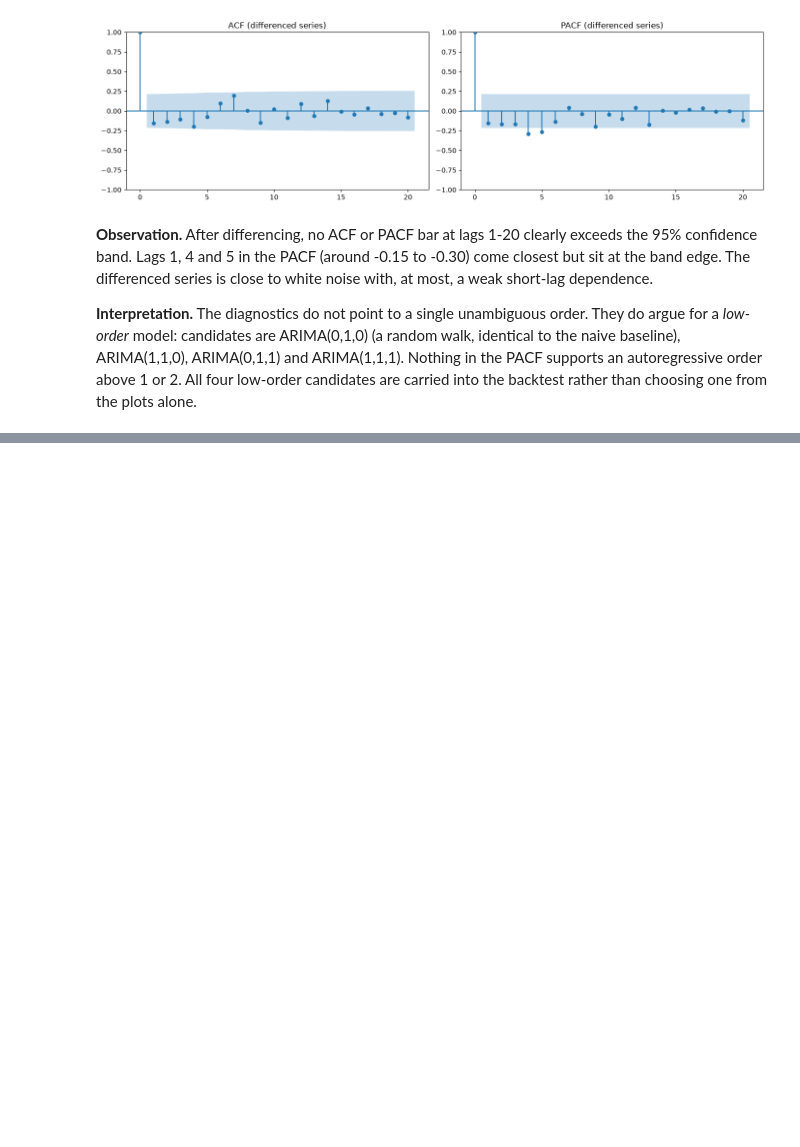
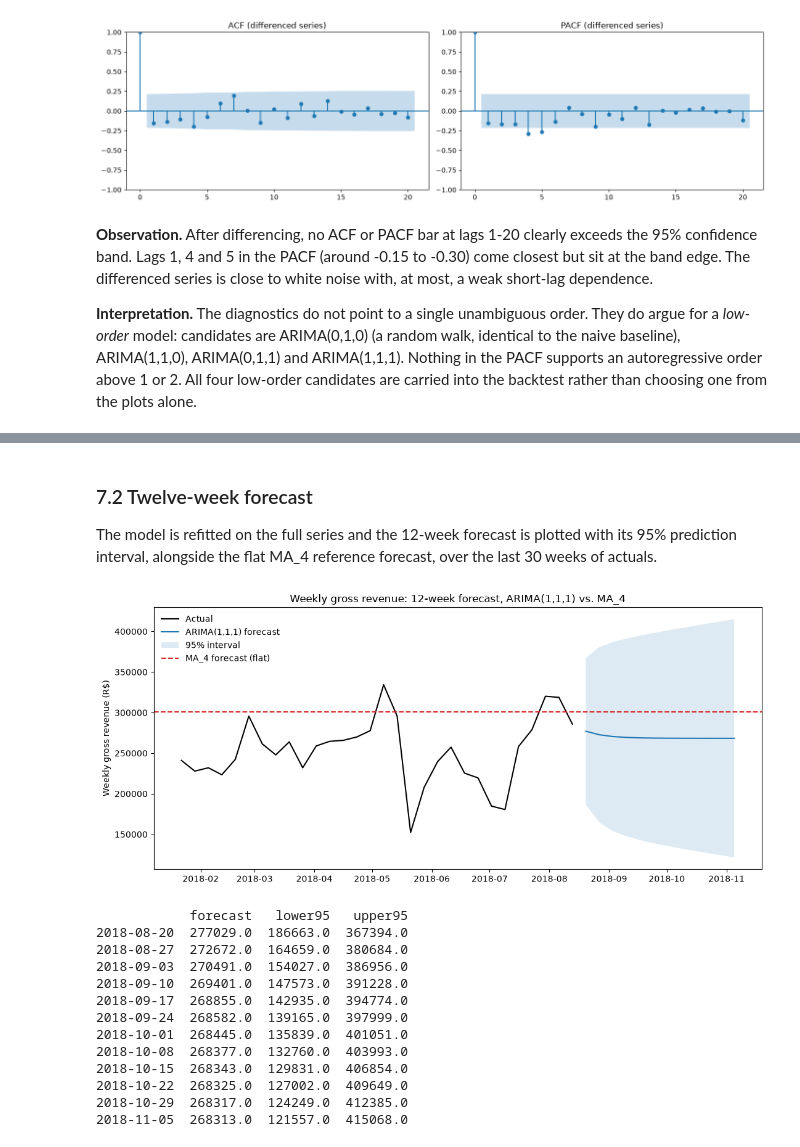
Before and after one commit to ttsuikw/data-analytic-project, a Jupyter notebook: ml/time_series.ipynb, the cells around one changed output, grey strips where cells are left out. Saved outputs shown, nothing was run; the diff lists cells and outputs as text; code cells hidden in the pictures; blank space fills up the shorter version.

```diff
--- a/ml/time_series.ipynb
+++ b/ml/time_series.ipynb
@@ -581,0 +632,53 @@ MA_4 is retained as the reference baseline. Any model introduced in the next sta
+# %% [markdown]
+### 7.2 Twelve-week forecast
+
+The model is refitted on the full series and the 12-week forecast is plotted with its 95% prediction interval, alongside the flat MA_4 reference forecast, over the last 30 weeks of actuals.
+# %%
+horizon = 12
+final_fit = ARIMA(series, order=(1, 1, 1)).fit()
+
+forecast_result = final_fit.get_forecast(steps=horizon)
+forecast_mean = forecast_result.predicted_mean
+conf_int = forecast_result.conf_int(alpha=0.05)   # columns: lower / upper
+
+ma4_forecast = series.tail(4).mean()               # flat reference, identical to the MA_4 forecaster
+
+future_index = pd.date_range(
+    start=series.index[-1] + pd.Timedelta(weeks=1), periods=horizon, freq="W-MON"
+)
+
+fig, ax = plt.subplots(figsize=(11, 5))
+recent = series.tail(30)
+ax.plot(recent.index, recent.values, color="black", label="Actual")
+ax.plot(future_index, forecast_mean.values, label="ARIMA(1,1,1) forecast")
+ax.fill_between(
+    future_index,
+    conf_int.iloc[:, 0].values,
+    conf_int.iloc[:, 1].values,
+    alpha=0.15, label="95% interval",
+)
+ax.axhline(ma4_forecast, color="C3", linestyle="--", label="MA_4 forecast (flat)")
+ax.set_title("Weekly gross revenue: 12-week forecast, ARIMA(1,1,1) vs. MA_4")
+ax.set_ylabel("Weekly gross revenue (R$)")
+ax.legend(loc="upper left", frameon=False)
+plt.tight_layout()
+plt.show()
+
+print(pd.DataFrame({"forecast": forecast_mean.round(0),
+                    "lower95": conf_int.iloc[:, 0].round(0),
+                    "upper95": conf_int.iloc[:, 1].round(0)}).to_string())
+# %% [output]
+[figure, added]
+            forecast   lower95   upper95
+2018-08-20  277029.0  186663.0  367394.0
+2018-08-27  272672.0  164659.0  380684.0
+2018-09-03  270491.0  154027.0  386956.0
+2018-09-10  269401.0  147573.0  391228.0
+2018-09-17  268855.0  142935.0  394774.0
+2018-09-24  268582.0  139165.0  397999.0
+2018-10-01  268445.0  135839.0  401051.0
+2018-10-08  268377.0  132760.0  403993.0
+2018-10-15  268343.0  129831.0  406854.0
+2018-10-22  268325.0  127002.0  409649.0
+2018-10-29  268317.0  124249.0  412385.0
+2018-11-05  268313.0  121557.0  415068.0
```
Also changed, not shown: parts of 44 cells of this notebook, 3 other files.
